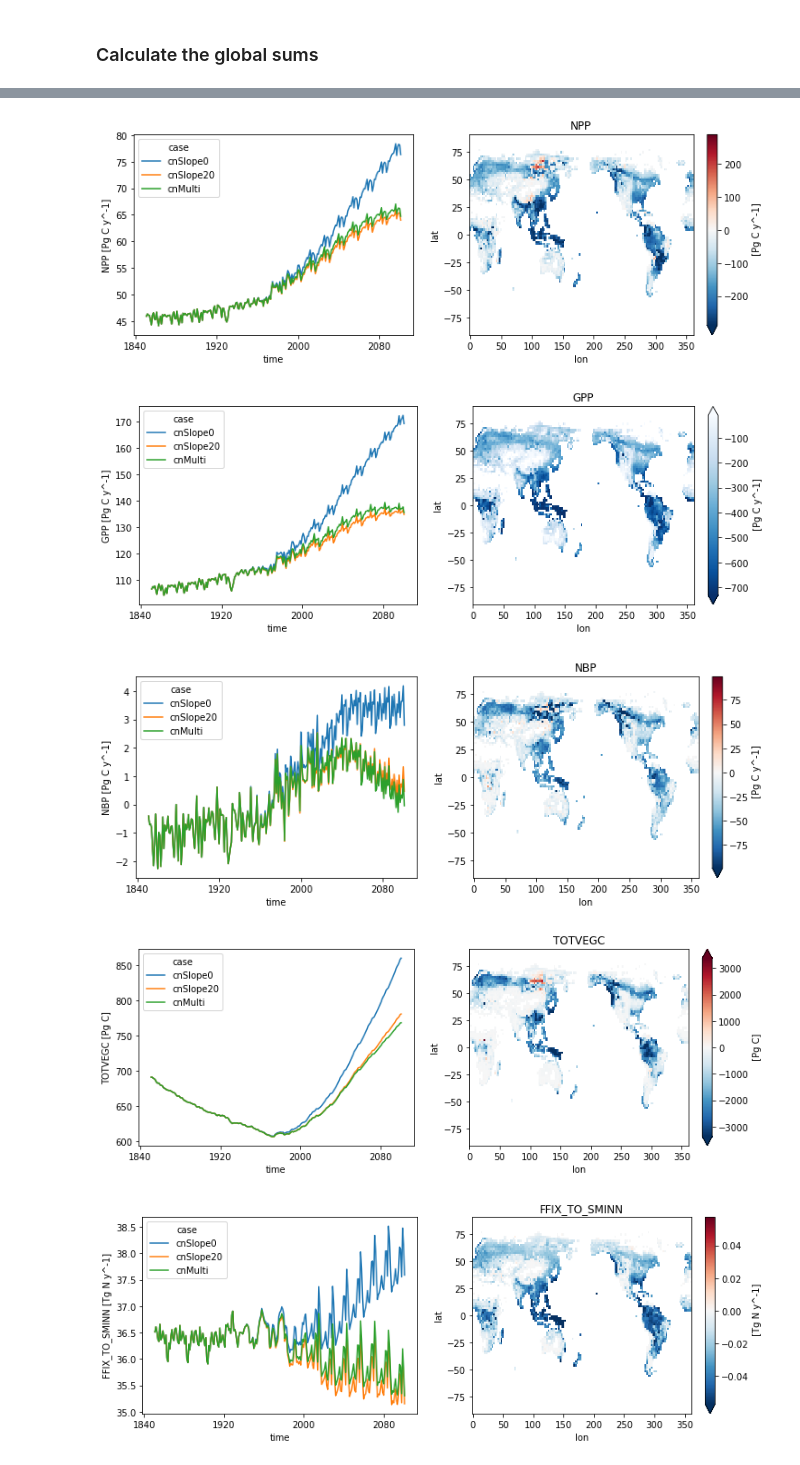
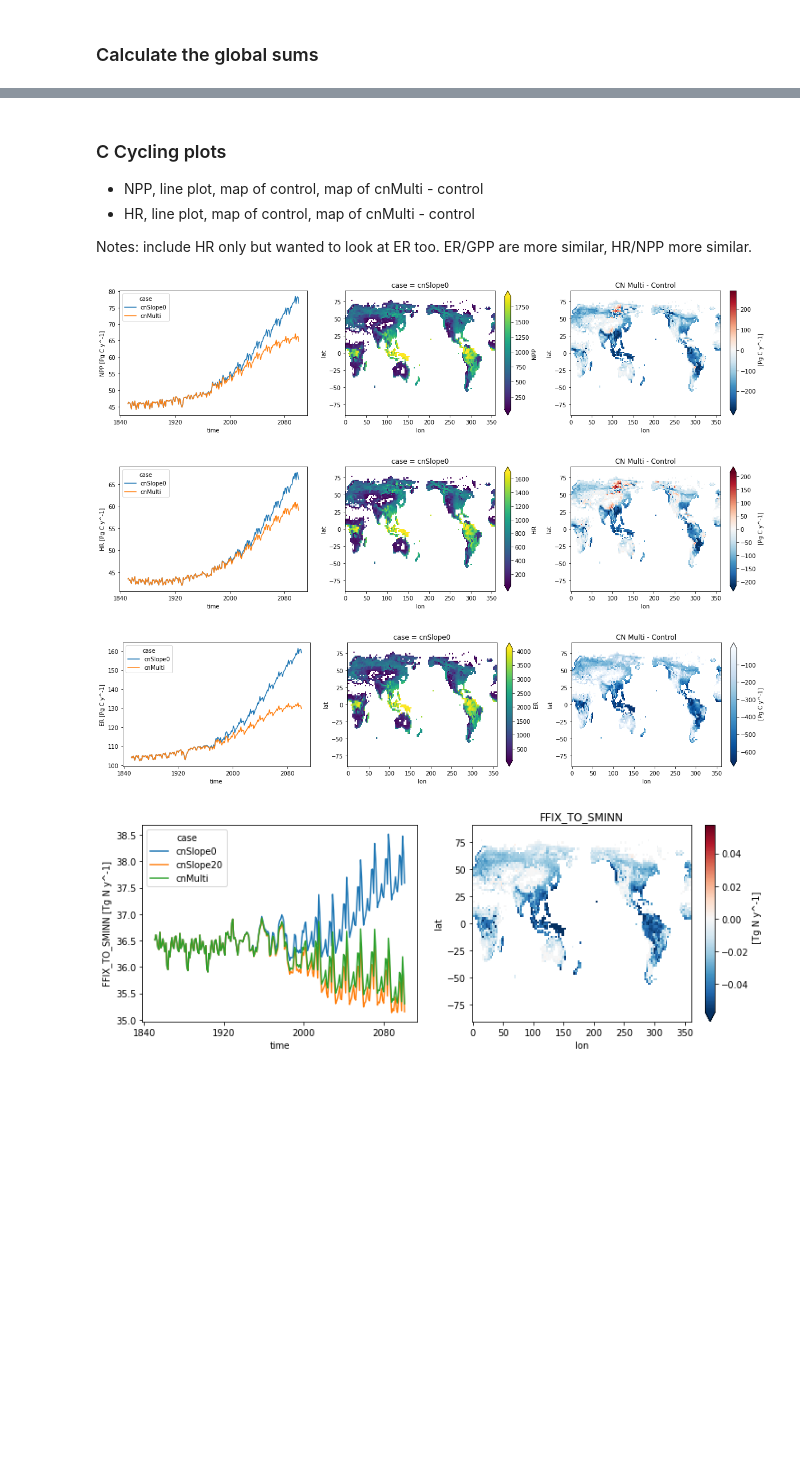
Before and after one commit to emhauser/Foliar-Stoichiometry_CO2, a Jupyter notebook: FoliarCN.ipynb, the cells around one changed output, grey strips where cells are left out. Drawn from its saved outputs; the diff is of its cells as text; code cells hidden in the pictures; blank space fills up the shorter version.

```diff
--- a/FoliarCN.ipynb
+++ b/FoliarCN.ipynb
@@ -165,7 +165,7 @@ Data variables:
 # %%
 spy = 365 * 24 * 3600               # Convert  to annual fluxes (gC/m2/y), from gc/m2/s
 dsAnn = dsFull.apply(utils.weighted_annual_mean)
-fluxes = ['GPP', 'NPP', 'NFIX', 'NET_NMIN', 'FFIX_TO_SMINN', 'NBP']
+fluxes = ['GPP', 'NPP', 'NFIX', 'NET_NMIN', 'ER', 'HR', 'QVEGT', 'QVEGE','QSOIL','NBP']
 for i in range(len(fluxes)):
     dsAnn[fluxes[i]] = dsAnn[fluxes[i]] * spy
 
@@ -242,8 +239,8 @@ ann_glob = (dsAnn * landUp).sum(dim=('lat', 'lon'))
 
 ## 1 mm water = 1 kg/m2,  1e-15 for kg to Tt,  1e-15 gC to PgC,
 # convert to Pg C/y, mm to Tt
-Cvars = ['TOTVEGC','GPP','NPP', 'NBP']
-Nvars = ['NFIX', 'NET_NMIN', 'FFIX_TO_SMINN']
+Cvars = ['TOTVEGC','GPP','NPP', 'NBP', 'HR', 'ER']
+Nvars = ['NFIX', 'NET_NMIN']
 CNvars = ['LITCN','LEAFCN']
 for i in range(len(Cvars)):
     ann_glob[Cvars[i]] = ann_glob[Cvars[i]] * 1e-15
@@ -338,12 +321,12 @@ Data variables: (12/13)
 # Include NPP, Nmin, Nfix, LITTERCN
 minGPP = 1
 dsAnn = dsAnn.where(dsAnn.GPP.min('time') > minGPP)
-EcoVars = ['LITCN', 'LEAFCN']
+EcoVars = ['LEAFCN', 'LITCN']
 minVal = 0
 #EcoVars[i] = dsAnn.GPP.where(dsAnn.GPP.min('time') > minGPP)
 
 for i in range(2):
-    fig, ax = plt.subplots(1, 2, figsize=(12,4))
+    fig, ax = plt.subplots(1, 3, figsize=(20,4))
     ann_Awgt.get(EcoVars[i]).plot(hue='case', ax = ax[0]);
     plt.title(EcoVars[i]);
 
@@ -356,8 +339,11 @@ for i in range(2):
     ##Metadata needs added here for plots.
     zdiff.attrs = ann_Awgt.get(EcoVars[i]).attrs
     if EcoVars[i] == 'LEAFCN':
-        zdiff.plot(robust = True, ax = ax[1])#, cmap = 'Blues_r') ;
+        zdiff.plot(robust = True, ax = ax[2])
+        plt.title('Leaf CN CN Multi - Control')
+        z.plot(robust = True, ax = ax[1])#, cmap = 'Blues_r') ;
     if EcoVars[i] == 'LITCN':
-        zdiff.plot(robust = True, ax = ax[1])#, cmap = 'Reds') ;
-    plt.title(EcoVars[i]);
+        zdiff.plot(robust = True, ax = ax[2])
+        plt.title('Litter CN CN Multi - Control')
+        z.plot(robust = True, ax = ax[1])#, cmap = 'Reds') ;
 # %% [output]
@@ -366,41 +352,49 @@ for i in range(2):
+# %% [markdown]
+### C Cycling plots
+ - NPP, line plot, map of control, map of cnMulti - control
+ - HR, line plot, map of control, map of cnMulti - control
+
+ Notes: include HR only but wanted to look at ER too. ER/GPP are more similar, HR/NPP more similar.
 # %%
-###Plots for C vars
-## Leaf and litter CN plots
-# Include NPP, Nmin, Nfix, LITTERCN
 minGPP = 1
 dsAnn = dsAnn.where(dsAnn.GPP.min('time') > minGPP)
-EcoVars = ['NPP', 'GPP', 'NBP', 'TOTVEGC' ]
+EcoVars = ['NPP', 'HR', 'ER' ]
 minVal = 0
 #EcoVars[i] = dsAnn.GPP.where(dsAnn.GPP.min('time') > minGPP)
 
-for i in range(4):
-    fig, ax = plt.subplots(1, 2, figsize=(12,4))
-    ann_glob.get(EcoVars[i]).plot(hue='case', ax = ax[0]);
+for i in range(3):
+    fig, ax = plt.subplots(1, 3, figsize=(20,4))
+    ann_glob_sub.get(EcoVars[i]).plot(hue='case', ax = ax[0]);
     plt.title(EcoVars[i]);
 
     ##Compare slope 0 to CN multi last 10 y
     z = dsAnn.isel(case=0,time=slice(-10,None)).mean('time')[EcoVars[i]]# Climatology for last 10 years of data
     z20 = dsAnn.isel(case=2,time=slice(-10,None)).mean('time')[EcoVars[i]]
     zdiff = z20 - z
     zdiff = utils.cyclic_dataarray(zdiff)
     lat = zdiff.coords['lat']
     lon = zdiff.coords['lon']
     ##Metadata needs added here for plots.
     zdiff.attrs = ann_glob.get(EcoVars[i]).attrs
     if EcoVars[i] == 'NPP':
-        zdiff.plot(robust = True, ax = ax[1])#, cmap = 'Blues_r') ;
-    if EcoVars[i] == 'GPP':
-        zdiff.plot(robust = True, ax = ax[1], cmap = 'Blues_r') ;
-    if EcoVars[i] == 'NBP':
-        zdiff.plot(robust = True, ax = ax[1])#, cmap = 'Reds') ;
-    if EcoVars[i] == 'TOTVEGC':
-        zdiff.plot(robust = True, ax = ax[1])#, cmap = 'Reds') ;
-    plt.title(EcoVars[i]);
+        z.plot(robust = True, ax = ax[1])
+        plt.title('NPP Control')
+        zdiff.plot(robust = True, ax = ax[2])#, cmap = 'Blues_r') ;
+        plt.title('CN Multi - Control')
+    if EcoVars[i] == 'HR':
+        z.plot(robust = True, ax = ax[1])
+        plt.title('HR Control')
+        zdiff.plot(robust = True, ax = ax[2])# cmap = 'Blues_r') ;
+        plt.title('CN Multi - Control')
+    if EcoVars[i] == 'ER':
+        z.plot(robust = True, ax = ax[1])
+        plt.title('ER Control')
+        zdiff.plot(robust = True, ax = ax[2], cmap = 'Blues_r') ;
+        plt.title('CN Multi - Control')
 # %% [output]
-[figure, old version]
+[figure, new version]
-[figure, old version]
+[figure, new version]
-[figure, old version]
+[figure, new version]
-[figure, removed]
 # %%
 ##Plot N vars
 
```
Also changed, not shown: parts of 16 cells of this notebook.
